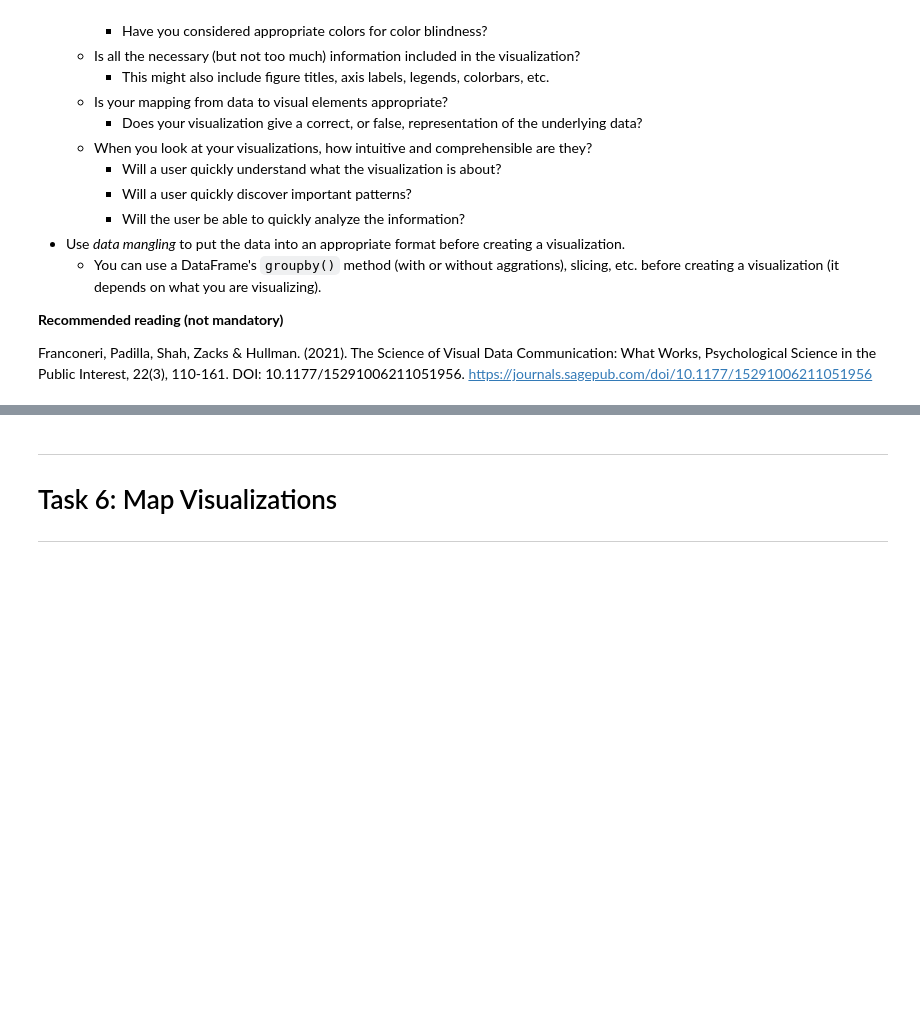
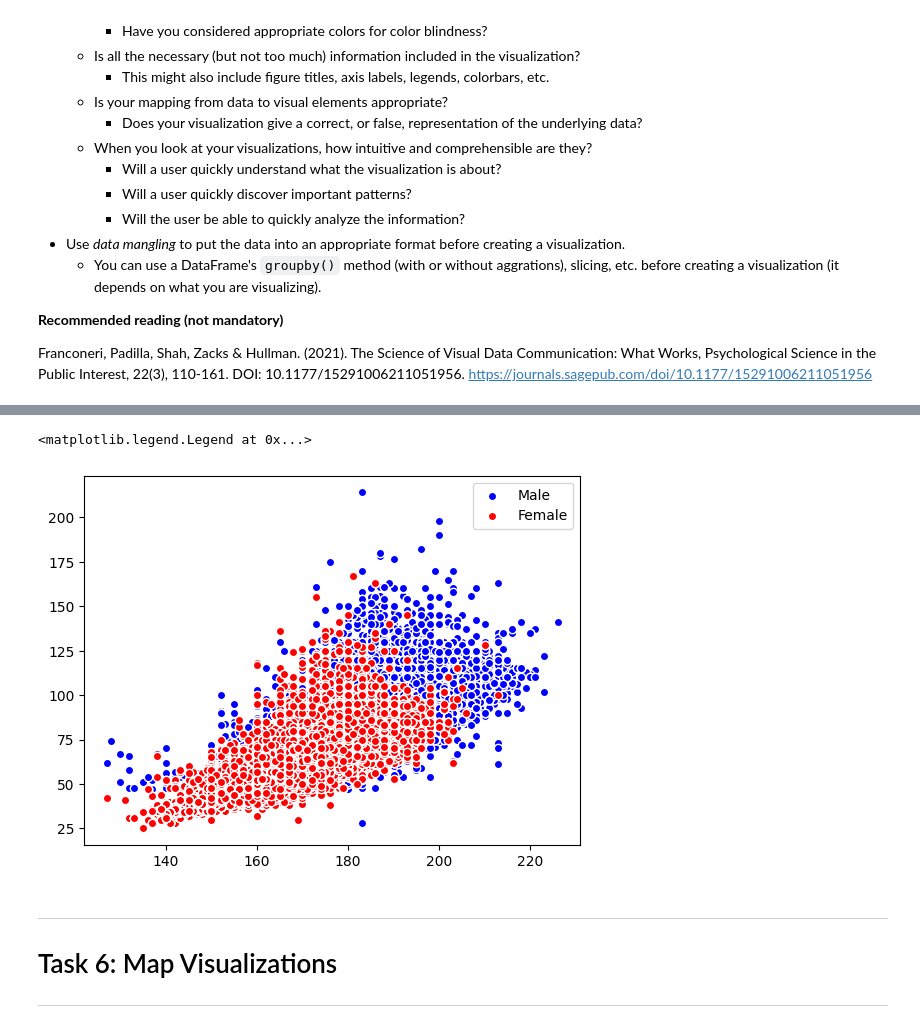
Before and after one commit to 05c4r-1337/DataVisAssignment, a Jupyter notebook: assignment.ipynb, the cells around one changed output, grey strips where cells are left out. Saved outputs shown, nothing was run; the diff lists cells and outputs as text; code cells hidden in the pictures; blank space fills up the shorter version.

```diff
--- a/assignment.ipynb
+++ b/assignment.ipynb
@@ -1326,6 +1408,14 @@ Create a visualization showing the athelete Weight versus Height per Sex (Male,
 </details>
 # %%
 # TODO: Write your code here to visualize athlete Weight versus Height per Sex (Male, Female) using a scatter plot.
+df_male = df[df["Sex"] == "M"]
+df_female = df[df["Sex"] == "F"]
+plt.scatter((df_male["Height"]),(df_male["Weight"]), color="blue", label="Male", edgecolors="white")
+plt.scatter((df_female["Height"]),(df_female["Weight"]), color="red", label="Female", edgecolors= "white")
+plt.legend()
+# %% [output]
+<matplotlib.legend.Legend at 0x...>
+[figure, added]
 # %% [markdown]
 ---
 # Task 6: Map Visualizations
```
Also changed, not shown: parts of 6 cells of this notebook.
